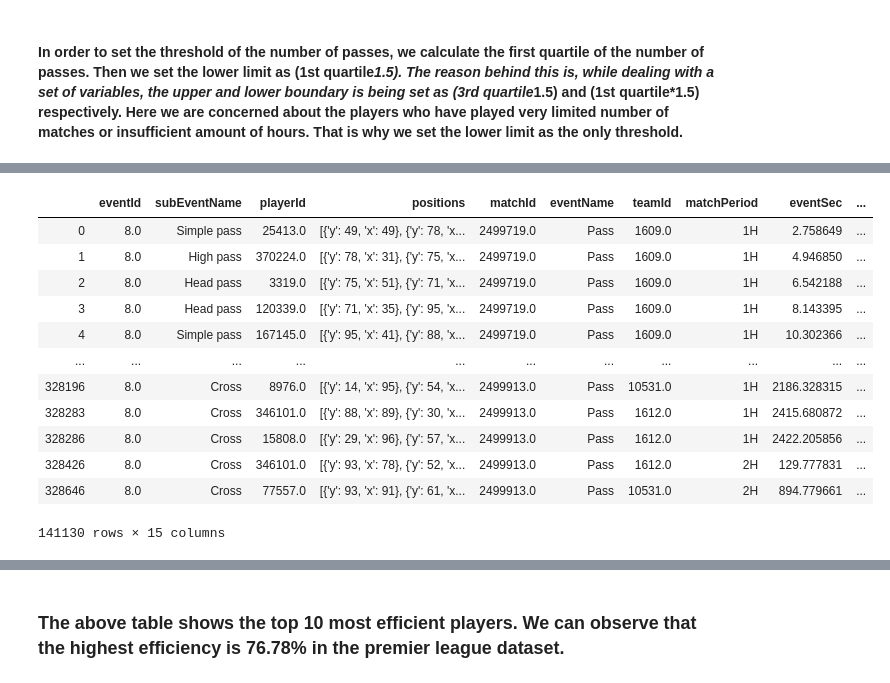
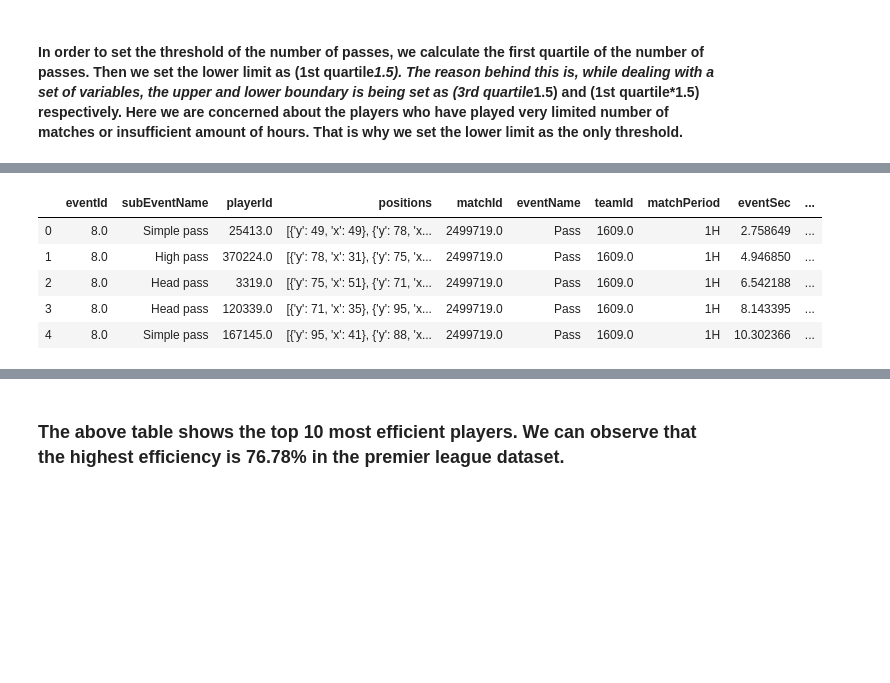
Before and after one commit to Simonerc95/ADM-HW2, a Jupyter notebook: ADM_HW2_RQ4.ipynb, the cells around one changed output, grey strips where cells are left out. Saved outputs shown, nothing was run; the diff lists cells and outputs as text; code cells hidden in the pictures; blank space fills up the shorter version.

```diff
--- a/ADM_HW2_RQ4.ipynb
+++ b/ADM_HW2_RQ4.ipynb
@@ -125,0 +74,4 @@ events
+# %%
+events['eventName'] = events['eventName'].astype(str)
+events=events[(events.eventName.str.contains('Pass'))]
+events.head()
@@ -190,25 +142,18 @@ passes_threshold
 # %%
 events_tag2=events.loc[events['Tag2'] == '1801']
 events_tag1=events.loc[events['Tag1']=='1801']
 events_tag3=events.loc[events['Tag3']=='1801']
 events_tag4=events.loc[events['Tag4']=='1801']
 events_tag=[events_tag1,events_tag2,events_tag3,events_tag4]
 success=pd.concat(events_tag, axis=0)
-success
+success.head()
 # %% [output]
 |  | eventId | subEventName | playerId | positions | matchId | eventName | teamId | matchPeriod | eventSec | ... |
 | 0 | 8.0 | Simple pass | 25413.0 | [{'y': 49, 'x': 49}, {'y': 78, 'x... | 2499719.0 | Pass | 1609.0 | 1H | 2.758649 | ... |
 | 1 | 8.0 | High pass | 370224.0 | [{'y': 78, 'x': 31}, {'y': 75, 'x... | 2499719.0 | Pass | 1609.0 | 1H | 4.946850 | ... |
 | 2 | 8.0 | Head pass | 3319.0 | [{'y': 75, 'x': 51}, {'y': 71, 'x... | 2499719.0 | Pass | 1609.0 | 1H | 6.542188 | ... |
 | 3 | 8.0 | Head pass | 120339.0 | [{'y': 71, 'x': 35}, {'y': 95, 'x... | 2499719.0 | Pass | 1609.0 | 1H | 8.143395 | ... |
 | 4 | 8.0 | Simple pass | 167145.0 | [{'y': 95, 'x': 41}, {'y': 88, 'x... | 2499719.0 | Pass | 1609.0 | 1H | 10.302366 | ... |
-| ... | ... | ... | ... | ... | ... | ... | ... | ... | ... | ... |
-| 328196 | 8.0 | Cross | 8976.0 | [{'y': 14, 'x': 95}, {'y': 54, 'x... | 2499913.0 | Pass | 10531.0 | 1H | 2186.328315 | ... |
-| 328283 | 8.0 | Cross | 346101.0 | [{'y': 88, 'x': 89}, {'y': 30, 'x... | 2499913.0 | Pass | 1612.0 | 1H | 2415.680872 | ... |
-| 328286 | 8.0 | Cross | 15808.0 | [{'y': 29, 'x': 96}, {'y': 57, 'x... | 2499913.0 | Pass | 1612.0 | 1H | 2422.205856 | ... |
-| 328426 | 8.0 | Cross | 346101.0 | [{'y': 93, 'x': 78}, {'y': 52, 'x... | 2499913.0 | Pass | 1612.0 | 2H | 129.777831 | ... |
-| 328646 | 8.0 | Cross | 77557.0 | [{'y': 93, 'x': 91}, {'y': 61, 'x... | 2499913.0 | Pass | 10531.0 | 2H | 894.779661 | ... |
-141130 rows × 15 columns
 # %%
 SUCCESS=[]
 for i in range(len(success.playerId)):
```
Also changed, not shown: parts of 13 cells of this notebook, 5 other files.
